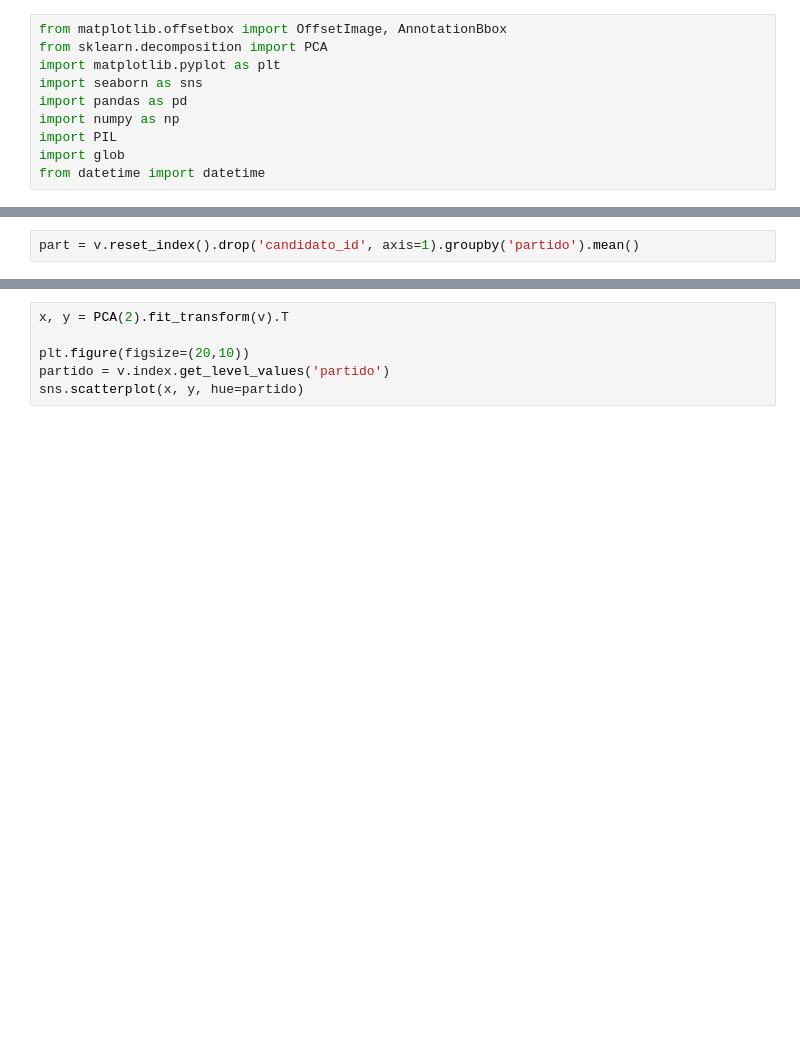
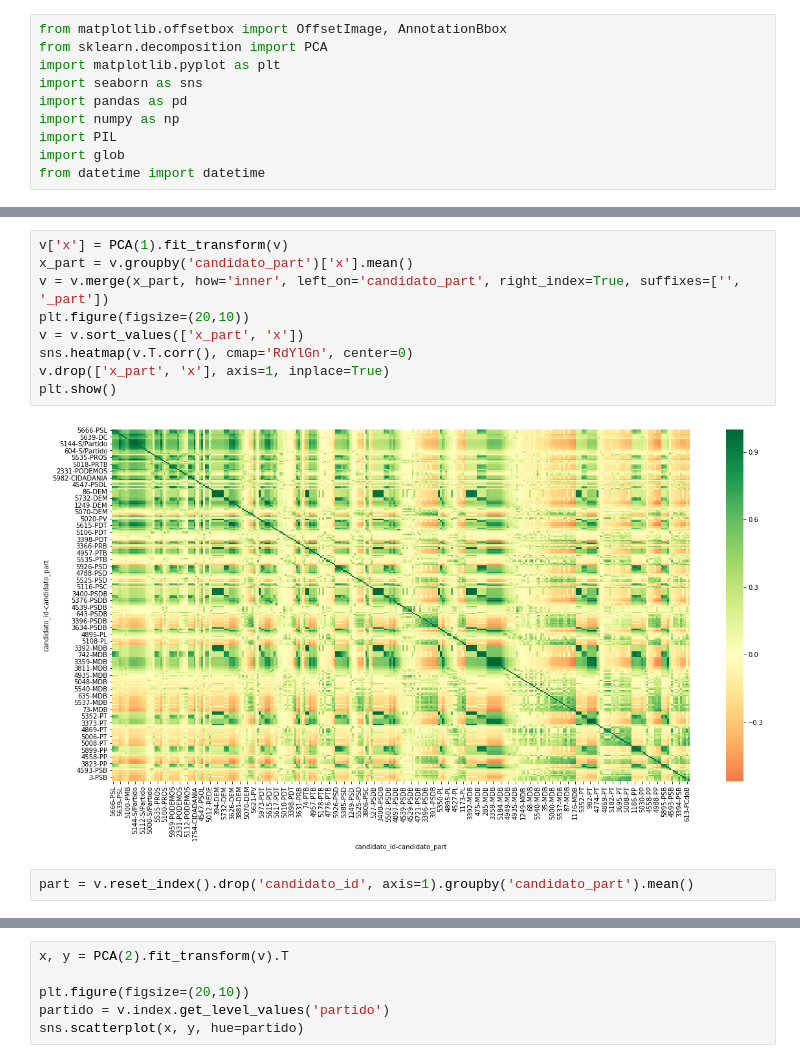
Before and after one commit to willianw/brazilian-political-compass, a Jupyter notebook: politicompass/votacoes/notebooks/Untitled.ipynb, the cells around one changed output, grey strips where cells are left out. Saved outputs shown, nothing was run; the diff lists cells and outputs as text; blank space fills up the shorter version.

```diff
--- a/politicompass/votacoes/notebooks/Untitled.ipynb
+++ b/politicompass/votacoes/notebooks/Untitled.ipynb
@@ -79,2 +67,13 @@ v
+# %%
+v['x'] = PCA(1).fit_transform(v)
+x_part = v.groupby('candidato_part')['x'].mean()
+v = v.merge(x_part, how='inner', left_on='candidato_part', right_index=True, suffixes=['', '_part'])
+plt.figure(figsize=(20,10))
+v = v.sort_values(['x_part', 'x'])
+sns.heatmap(v.T.corr(), cmap='RdYlGn', center=0)
+v.drop(['x_part', 'x'], axis=1, inplace=True)
+plt.show()
+# %% [output]
+[figure, added]
 # %%
-part = v.reset_index().drop('candidato_id', axis=1).groupby('partido').mean()
+part = v.reset_index().drop('candidato_id', axis=1).groupby('candidato_part').mean()
```
Also changed, not shown: parts of 18 cells of this notebook, 3 other files.
